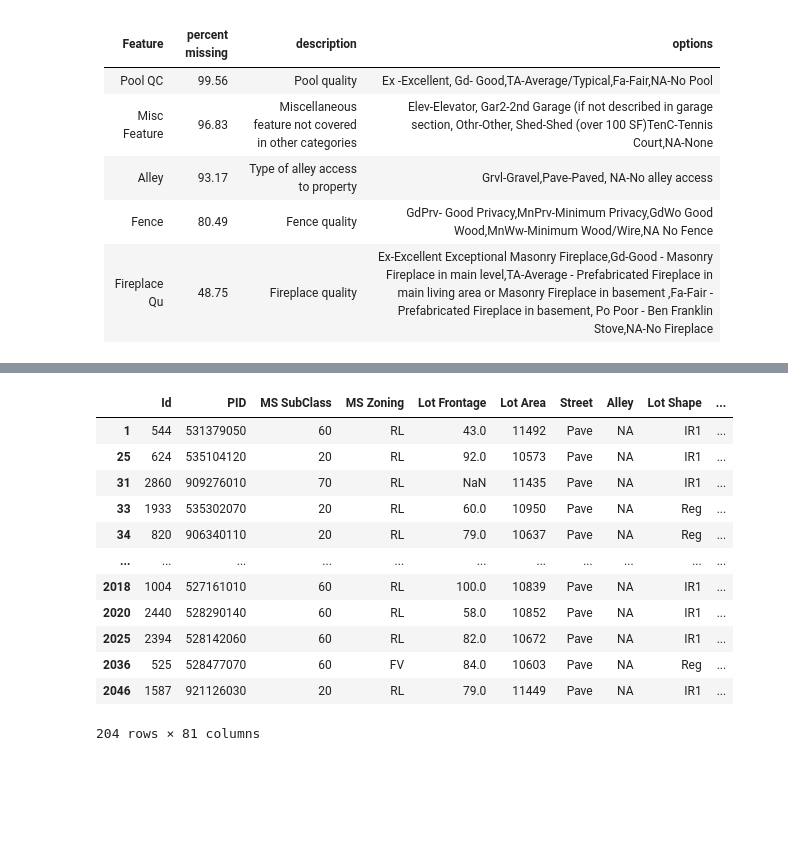
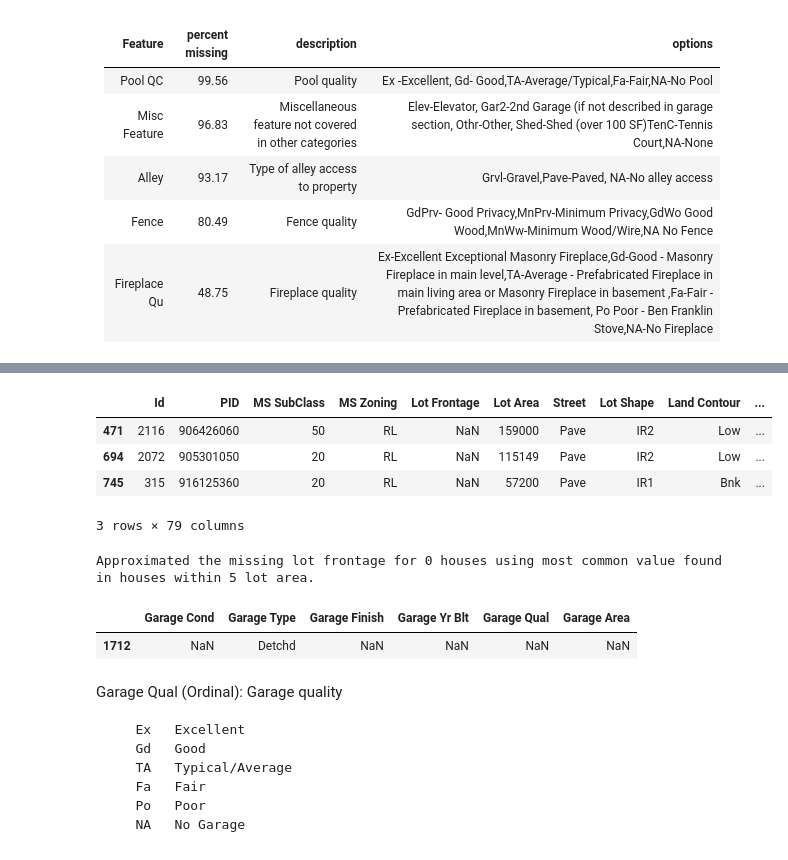
Before and after one commit to meghazavar/predict-_home_prices_regression, a Jupyter notebook: code/01_EDA_and_Cleaning.ipynb, the cells around one changed output, grey strips where cells are left out. Saved outputs shown, nothing was run; the diff lists cells and outputs as text; code cells hidden in the pictures; blank space fills up the shorter version.

```diff
--- a/code/01_EDA_and_Cleaning.ipynb
+++ b/code/01_EDA_and_Cleaning.ipynb
@@ -263,16 +238,34 @@ plt.scatter(df['Lot Area'],df['Lot Frontage'])
-# %%
-df[(df['Lot Area'] > 10500) & (df['Lot Area'] < 11500) ]
-# %% [output]
-|  | Id | PID | MS SubClass | MS Zoning | Lot Frontage | Lot Area | Street | Alley | Lot Shape | ... |
-| 1 | 544 | 531379050 | 60 | RL | 43.0 | 11492 | Pave | NA | IR1 | ... |
-| 25 | 624 | 535104120 | 20 | RL | 92.0 | 10573 | Pave | NA | IR1 | ... |
-| 31 | 2860 | 909276010 | 70 | RL | NaN | 11435 | Pave | NA | IR1 | ... |
-| 33 | 1933 | 535302070 | 20 | RL | 60.0 | 10950 | Pave | NA | Reg | ... |
-| 34 | 820 | 906340110 | 20 | RL | 79.0 | 10637 | Pave | NA | Reg | ... |
-| ... | ... | ... | ... | ... | ... | ... | ... | ... | ... | ... |
-| 2018 | 1004 | 527161010 | 60 | RL | 100.0 | 10839 | Pave | NA | IR1 | ... |
-| 2020 | 2440 | 528290140 | 60 | RL | 58.0 | 10852 | Pave | NA | IR1 | ... |
-| 2025 | 2394 | 528142060 | 60 | RL | 82.0 | 10672 | Pave | NA | IR1 | ... |
-| 2036 | 525 | 528477070 | 60 | FV | 84.0 | 10603 | Pave | NA | Reg | ... |
-| 2046 | 1587 | 921126030 | 20 | RL | 79.0 | 11449 | Pave | NA | IR1 | ... |
-204 rows × 81 columns
+# %%
+
+df[df['Lot Frontage'].isnull()]
+# %% [output]
+|  | Id | PID | MS SubClass | MS Zoning | Lot Frontage | Lot Area | Street | Lot Shape | Land Contour | ... |
+| 471 | 2116 | 906426060 | 50 | RL | NaN | 159000 | Pave | IR2 | Low | ... |
+| 694 | 2072 | 905301050 | 20 | RL | NaN | 115149 | Pave | IR2 | Low | ... |
+| 745 | 315 | 916125360 | 20 | RL | NaN | 57200 | Pave | IR1 | Bnk | ... |
+3 rows × 79 columns
+# %%
+missing_lot_frontage =df['Lot Frontage'].isnull()
+ct=0
+for lot_area in df[missing_lot_frontage]['Lot Area']:
+    lower_threshold_bracket =  lot_area-  (lot_area* 5/100)
+    upper_threshold_bracket =  lot_area +  (lot_area* 5/100)
+    lots_with_given_lot_area = (df['Lot Area'] > lower_threshold_bracket) & (df['Lot Area'] <upper_threshold_bracket)
+    similar_lots_non_missing_frontage_count = len(df[lots_with_given_lot_area  & (~missing_lot_frontage)])
+    if similar_lots_non_missing_frontage_count >0:
+       ct+=1
+       most_common_frontage = df[lots_with_given_lot_area & (~missing_lot_frontage) ]['Lot Frontage'].mode()[0]
+       df.loc[ (df['Lot Area'] == lot_area) & missing_lot_frontage ,'Lot Frontage'] =most_common_frontage
+print(f"Approximated the missing lot frontage for {ct} houses using most common value found in houses within 5 lot area.")
+# %% [output]
+Approximated the missing lot frontage for 0 houses using most common value found in houses within 5 lot area.
+# %%
+# Garage Cond       5.558264
+# Garage Finish     5.558264
+# Garage Yr Blt     5.558264
+# Garage Qual       5.558264
+# Garage Type       5.509508
+df[df['Garage Cond'].isnull()][['Garage Cond','Garage Type','Garage Finish','Garage Yr Blt','Garage Qual','Garage Area']]
+# %% [output]
+|  | Garage Cond | Garage Type | Garage Finish | Garage Yr Blt | Garage Qual | Garage Area |
+| 1712 | NaN | Detchd | NaN | NaN | NaN | NaN |
@@ -278,0 +293,9 @@ df[(df['Lot Area'] > 10500) & (df['Lot Area'] < 11500) ]
+# %% [markdown]
+Garage Qual (Ordinal): Garage quality
+
+       Ex	Excellent
+       Gd	Good
+       TA	Typical/Average
+       Fa	Fair
+       Po	Poor
+       NA	No Garage
```
Also changed, not shown: parts of 41 cells of this notebook, 1 other file.
